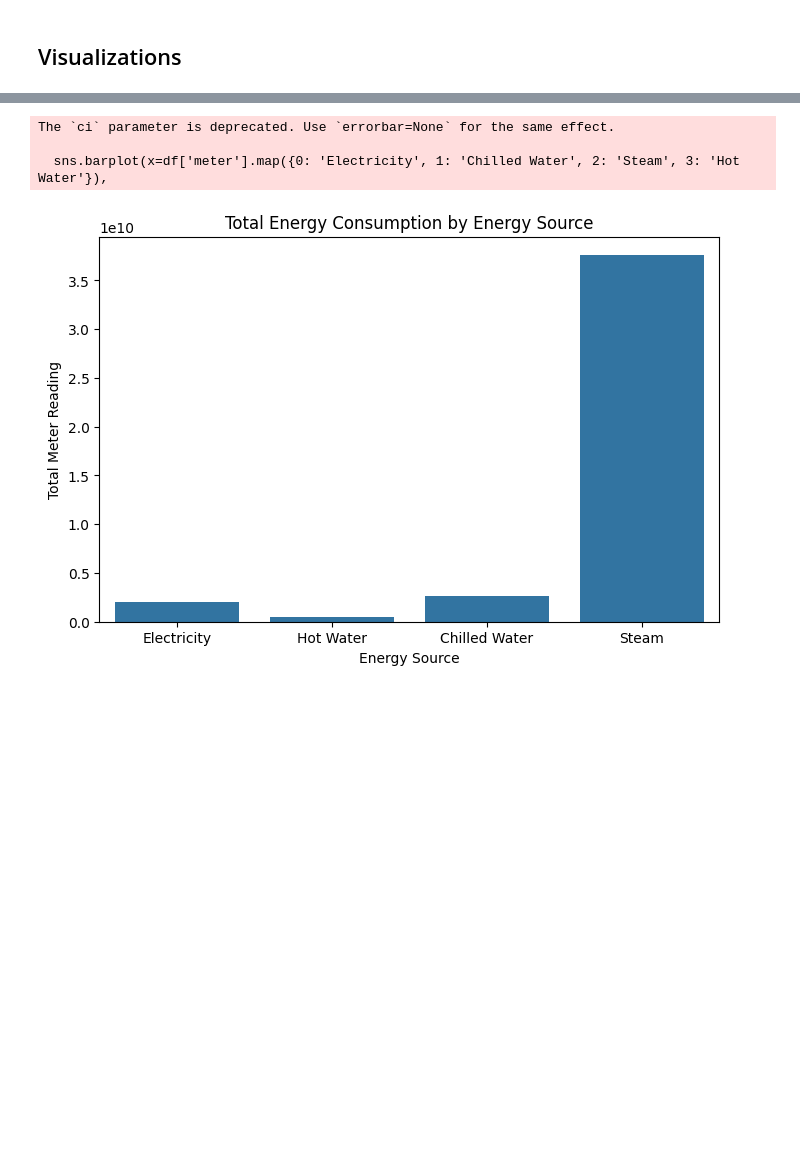
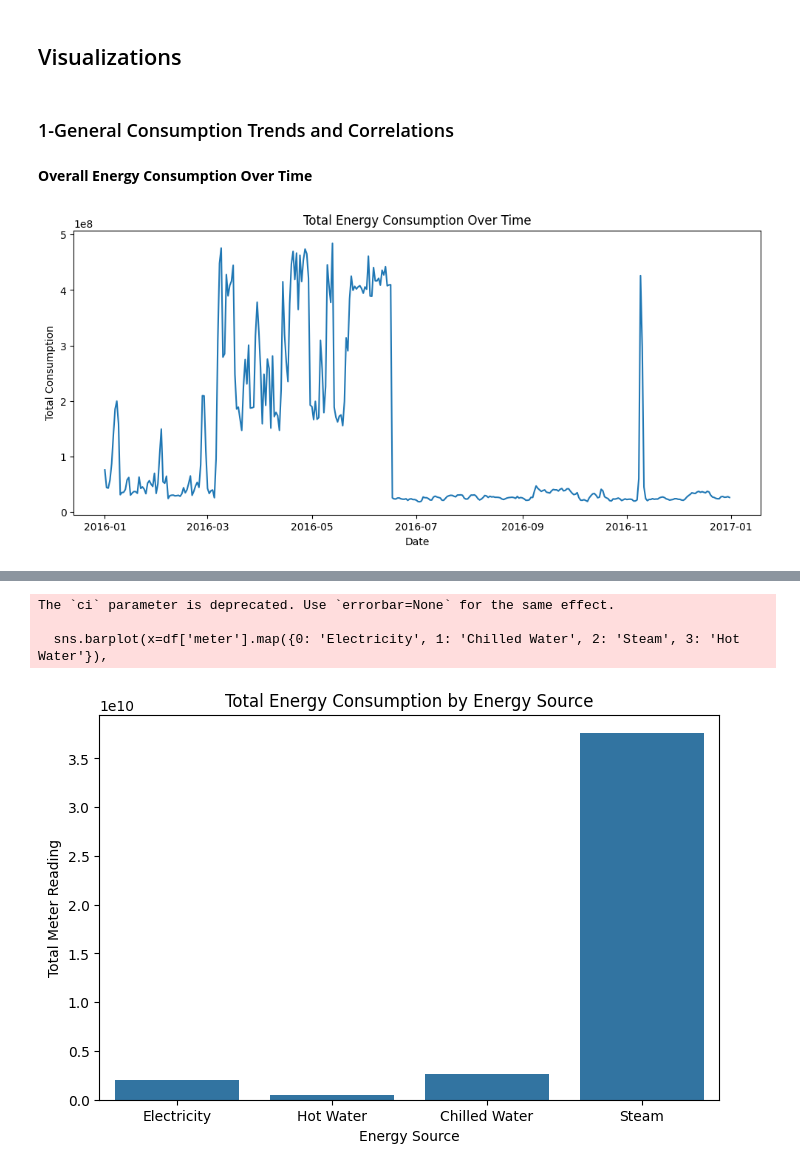
Before and after one commit to Noemiemz/Explainability-AI, a Jupyter notebook: EnergyConsumption_Noemie.ipynb, the cells around one changed output, grey strips where cells are left out. Saved outputs shown, nothing was run; the diff lists cells and outputs as text; code cells hidden in the pictures; blank space fills up the shorter version.

```diff
--- a/EnergyConsumption_Noemie.ipynb
+++ b/EnergyConsumption_Noemie.ipynb
@@ -453,2 +540,16 @@ df.head()
 # %% [markdown]
 ## Visualizations
+# %% [markdown]
+### 1-General Consumption Trends and Correlations
+# %% [markdown]
+**Overall Energy Consumption Over Time**
+# %%
+df_daily = df.groupby('date')['meter_reading'].sum().reset_index()
+plt.figure(figsize=(12, 5))
+sns.lineplot(x=df_daily['date'], y=df_daily['meter_reading'])
+plt.title('Total Energy Consumption Over Time')
+plt.xlabel('Date')
+plt.ylabel('Total Consumption')
+plt.show()
+# %% [output]
+[figure, added]
```
Also changed, not shown: parts of 82 cells of this notebook.
